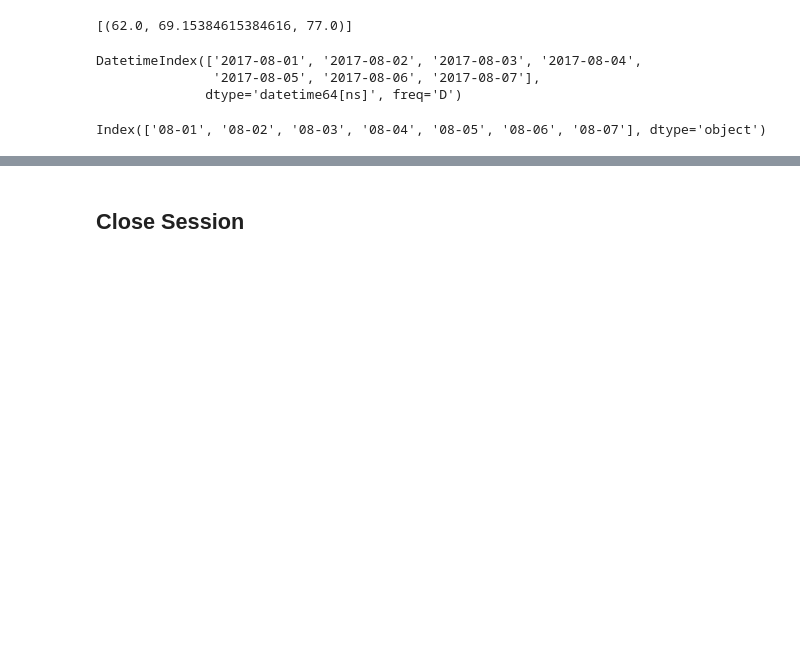
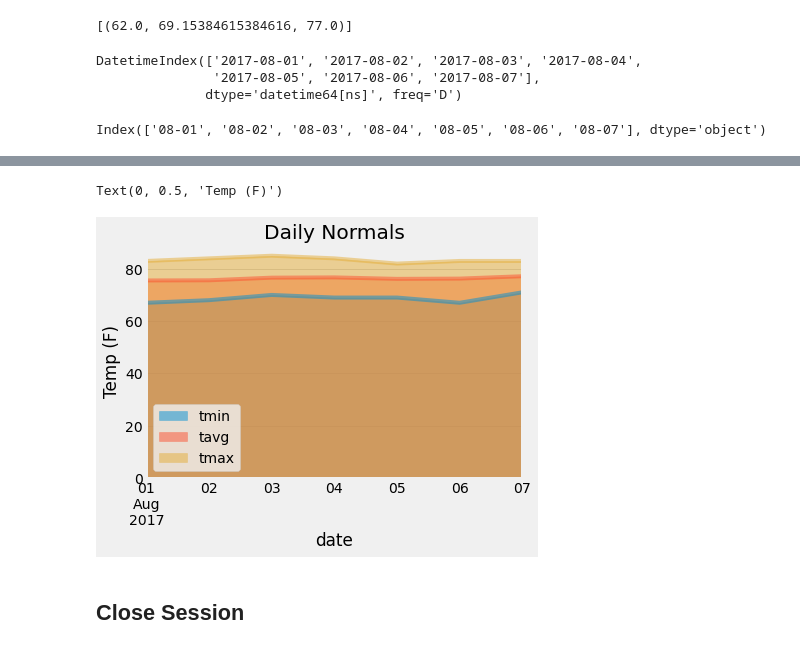
Before and after one commit to Infinity-29/sqlalchemy-challenge, a Jupyter notebook: temp_analysis_bonus_2_starter.ipynb, the cells around one changed output, grey strips where cells are left out. Drawn from its saved outputs; the diff is of its cells as text; code cells hidden in the pictures; blank space fills up the shorter version.

```diff
--- a/temp_analysis_bonus_2_starter.ipynb
+++ b/temp_analysis_bonus_2_starter.ipynb
@@ -123,15 +139,15 @@ end_date = '2017-08-07'
 
 # Use the start and end date to create a range of dates
 
-df=pd.date_range(start_date,end_date)
-df
+trip_dates=pd.date_range(start_date,end_date)
+trip_dates
 # %% [output]
 DatetimeIndex(['2017-08-01', '2017-08-02', '2017-08-03', '2017-08-04',
                '2017-08-05', '2017-08-06', '2017-08-07'],
               dtype='datetime64[ns]', freq='D')
 # %%
 # Strip off the year and save a list of strings in the format %m-%d
-newdf=df.strftime('%m-%d')
-newdf
+newdf=trip_dates.strftime('%m-%d')
+print(f"{newdf}")
 # %% [output]
 Index(['08-01', '08-02', '08-03', '08-04', '08-05', '08-06', '08-07'], dtype='object')
@@ -166,0 +154,6 @@ recentdf
+# %%
+normals = []
+for date in newdf:
+    normals.append(*daily_normals(date))
+
+normals
@@ -166,0 +168,5 @@ recentdf
+# %%
+df = pd.DataFrame(normals, columns=['tmin', 'tavg', 'tmax'])
+df['date'] = trip_dates
+df.set_index(['date'],inplace=True)
+df.head()
@@ -167,3 +181,10 @@ recentdf
+# %%
+df.plot.area(stacked = False)
+plt.title("Daily Normals")
+plt.ylabel("Temp (F)")
+# %% [output]
+Text(0, 0.5, 'Temp (F)')
+[figure, added]
 # %% [markdown]
 ## Close Session
 # %%
```
Also changed, not shown: parts of 8 cells of this notebook.
